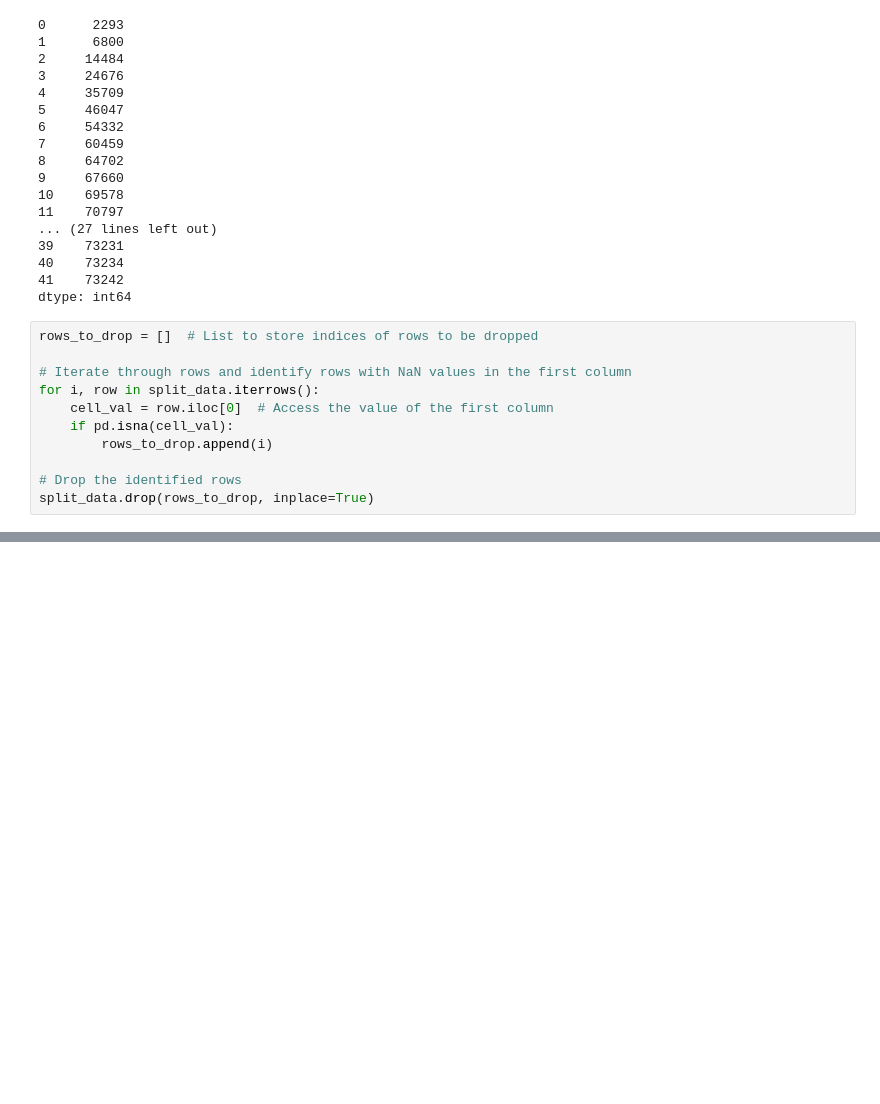
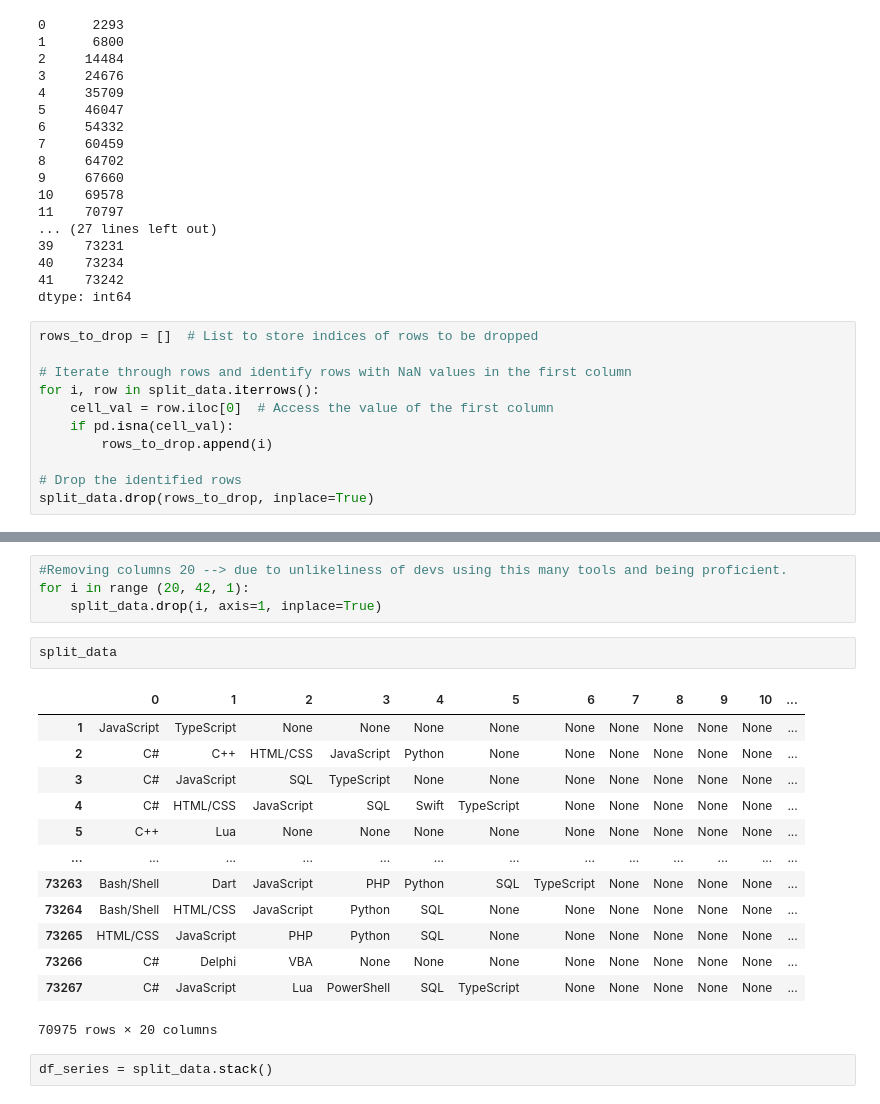
Before and after one commit to Alex-Polishchuk/Stack_overflow-data, a Jupyter notebook: survey_result_explore.ipynb, the cells around one changed output, grey strips where cells are left out. Cells and saved outputs as stored; diff of their text form; blank space fills up the shorter version.

```diff
--- a/survey_result_explore.ipynb
+++ b/survey_result_explore.ipynb
@@ -176 +158,23 @@ split_data.isnull().sum()
 dtype: int64
+# %%
+#Removing columns 20 --> due to unlikeliness of devs using this many tools and being proficient.
+for i in range (20, 42, 1):
+    split_data.drop(i, axis=1, inplace=True)
+# %%
+split_data
+# %% [output]
+|  | 0 | 1 | 2 | 3 | 4 | 5 | 6 | 7 | 8 | 9 | 10 | ... |
+| 1 | JavaScript | TypeScript | None | None | None | None | None | None | None | None | None | ... |
+| 2 | C# | C++ | HTML/CSS | JavaScript | Python | None | None | None | None | None | None | ... |
+| 3 | C# | JavaScript | SQL | TypeScript | None | None | None | None | None | None | None | ... |
+| 4 | C# | HTML/CSS | JavaScript | SQL | Swift | TypeScript | None | None | None | None | None | ... |
+| 5 | C++ | Lua | None | None | None | None | None | None | None | None | None | ... |
+| ... | ... | ... | ... | ... | ... | ... | ... | ... | ... | ... | ... | ... |
+| 73263 | Bash/Shell | Dart | JavaScript | PHP | Python | SQL | TypeScript | None | None | None | None | ... |
+| 73264 | Bash/Shell | HTML/CSS | JavaScript | Python | SQL | None | None | None | None | None | None | ... |
+| 73265 | HTML/CSS | JavaScript | PHP | Python | SQL | None | None | None | None | None | None | ... |
+| 73266 | C# | Delphi | VBA | None | None | None | None | None | None | None | None | ... |
+| 73267 | C# | JavaScript | Lua | PowerShell | SQL | TypeScript | None | None | None | None | None | ... |
+70975 rows × 20 columns
+# %%
+df_series = split_data.stack()
```
Also changed, not shown: parts of 12 cells of this notebook.
